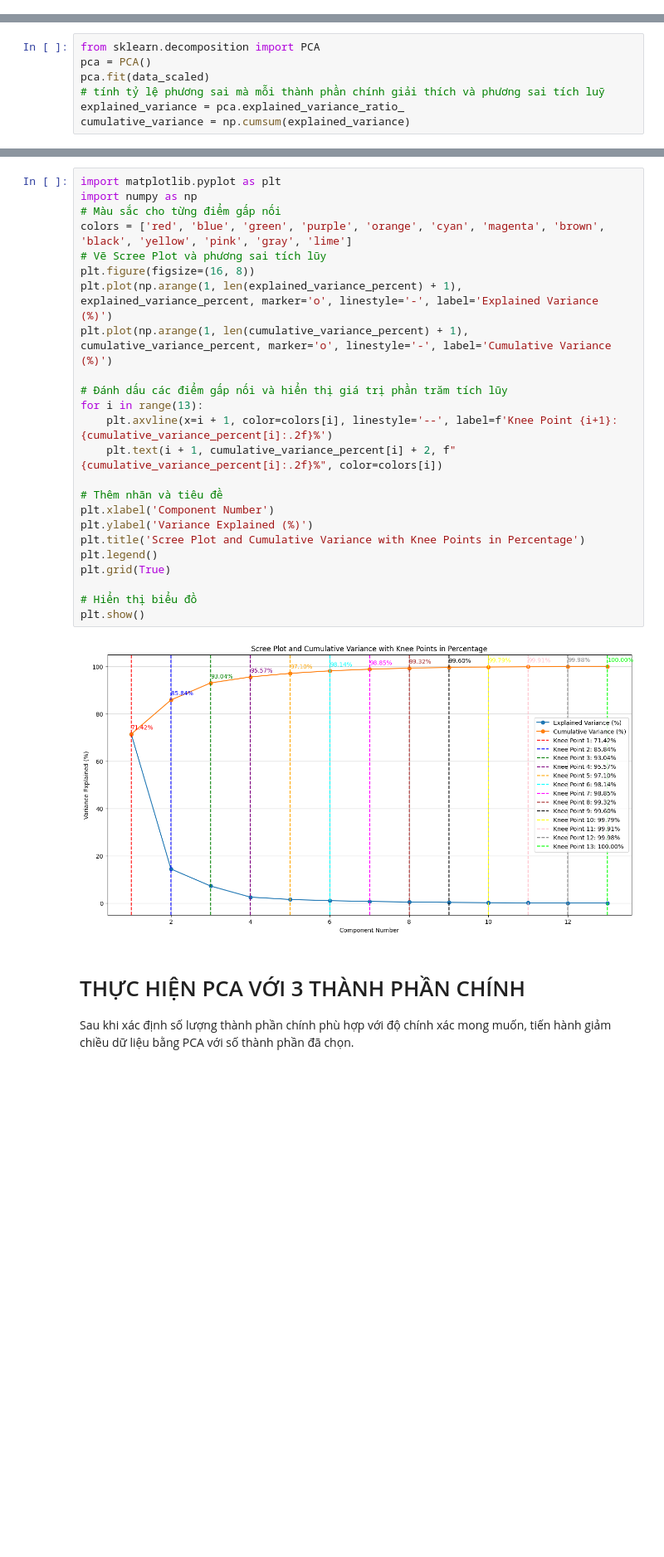
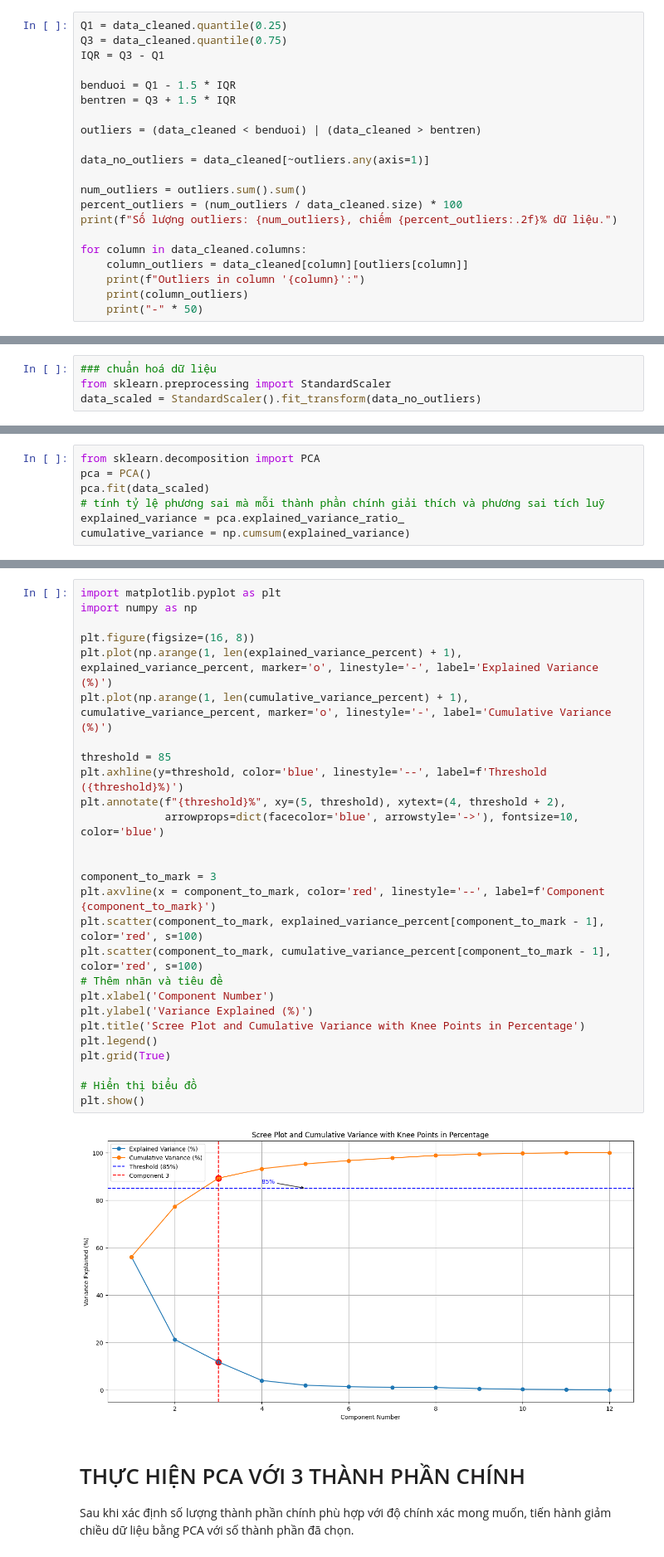
Before and after one commit to HuyBui1304/baocao23_11, a Jupyter notebook: baocao23_11.ipynb, the cells around one changed output, grey strips where cells are left out. Shown at 83% size. Drawn from its saved outputs; the diff is of its cells as text; blank space fills up the shorter version.

```diff
--- a/baocao23_11.ipynb
+++ b/baocao23_11.ipynb
@@ -41,0 +167,21 @@ data_scaled = scaler.fit_transform(data_cleaned)
+# %%
+Q1 = data_cleaned.quantile(0.25)
+Q3 = data_cleaned.quantile(0.75)
+IQR = Q3 - Q1
+
+benduoi = Q1 - 1.5 * IQR
+bentren = Q3 + 1.5 * IQR
+
+outliers = (data_cleaned < benduoi) | (data_cleaned > bentren)
+
+data_no_outliers = data_cleaned[~outliers.any(axis=1)]
+
+num_outliers = outliers.sum().sum()
+percent_outliers = (num_outliers / data_cleaned.size) * 100
+print(f"Số lượng outliers: {num_outliers}, chiếm {percent_outliers:.2f}% dữ liệu.")
+
+for column in data_cleaned.columns:
+    column_outliers = data_cleaned[column][outliers[column]]
+    print(f"Outliers in column '{column}':")
+    print(column_outliers)
+    print("-" * 50)
@@ -41,0 +252,4 @@ data_scaled = scaler.fit_transform(data_cleaned)
+# %%
+### chuẩn hoá dữ liệu
+from sklearn.preprocessing import StandardScaler
+data_scaled = StandardScaler().fit_transform(data_no_outliers)
@@ -68,29 +289,32 @@ with np.printoptions(precision=2, suppress=True):
 # %%
 import matplotlib.pyplot as plt
 import numpy as np
-# Màu sắc cho từng điểm gấp nối
-colors = ['red', 'blue', 'green', 'purple', 'orange', 'cyan', 'magenta', 'brown', 'black', 'yellow', 'pink', 'gray', 'lime']
-# Vẽ Scree Plot và phương sai tích lũy
+
 plt.figure(figsize=(16, 8))
 plt.plot(np.arange(1, len(explained_variance_percent) + 1), explained_variance_percent, marker='o', linestyle='-', label='Explained Variance (%)')
 plt.plot(np.arange(1, len(cumulative_variance_percent) + 1), cumulative_variance_percent, marker='o', linestyle='-', label='Cumulative Variance (%)')
 
-# Đánh dấu các điểm gấp nối và hiển thị giá trị phần trăm tích lũy
-for i in range(13):
-    plt.axvline(x=i + 1, color=colors[i], linestyle='--', label=f'Knee Point {i+1}: {cumulative_variance_percent[i]:.2f}%')
-    plt.text(i + 1, cumulative_variance_percent[i] + 2, f"{cumulative_variance_percent[i]:.2f}%", color=colors[i])
+threshold = 85
+plt.axhline(y=threshold, color='blue', linestyle='--', label=f'Threshold ({threshold}%)')
+plt.annotate(f"{threshold}%", xy=(5, threshold), xytext=(4, threshold + 2),
+             arrowprops=dict(facecolor='blue', arrowstyle='->'), fontsize=10, color='blue')
 
+
+component_to_mark = 3
+plt.axvline(x = component_to_mark, color='red', linestyle='--', label=f'Component {component_to_mark}')
+plt.scatter(component_to_mark, explained_variance_percent[component_to_mark - 1], color='red', s=100)
+plt.scatter(component_to_mark, cumulative_variance_percent[component_to_mark - 1], color='red', s=100)
 # Thêm nhãn và tiêu đề
 plt.xlabel('Component Number')
 plt.ylabel('Variance Explained (%)')
 plt.title('Scree Plot and Cumulative Variance with Knee Points in Percentage')
 plt.legend()
 plt.grid(True)
 
 # Hiển thị biểu đồ
 plt.show()
 # %% [output]
-[figure, old version]
+[figure, new version]
 # %% [markdown]
 # THỰC HIỆN PCA VỚI 3 THÀNH PHẦN CHÍNH
 
```
Also changed, not shown: parts of 29 cells of this notebook, 4 other files.
